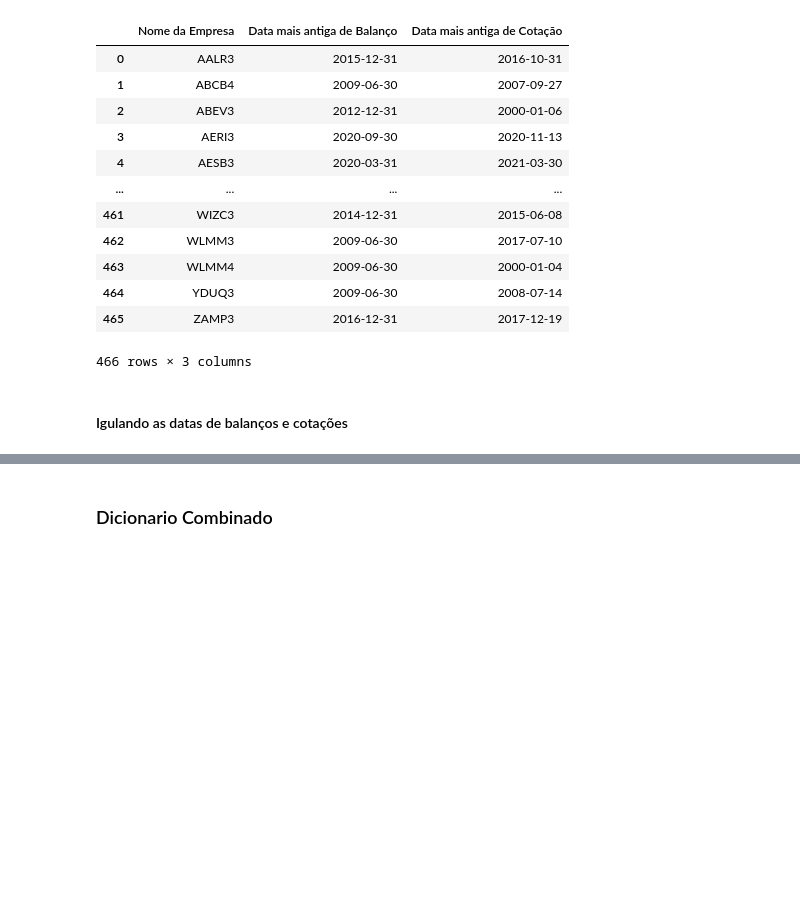
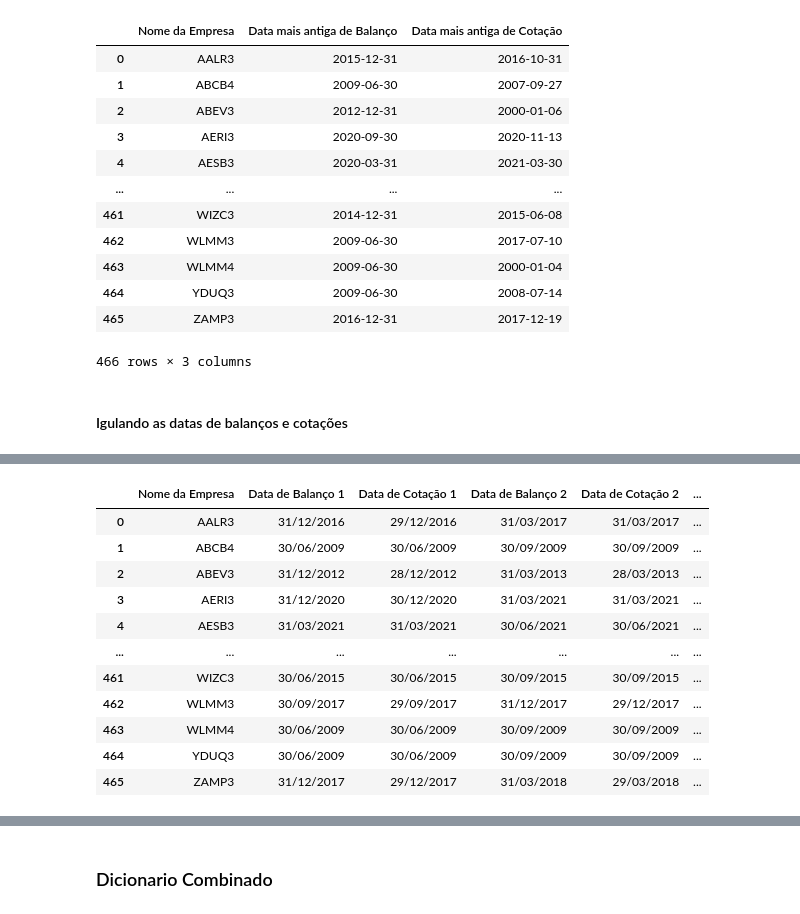
Before and after one commit to Cabral-JV/TCC, a Jupyter notebook: Data_frame/Data.ipynb, the cells around one changed output, grey strips where cells are left out. Saved outputs shown, nothing was run; the diff lists cells and outputs as text; code cells hidden in the pictures; blank space fills up the shorter version.

```diff
--- a/Data_frame/Data.ipynb
+++ b/Data_frame/Data.ipynb
@@ -1003,0 +897,81 @@ KeyboardInterrupt:
+# %%
+def create_date_matching_dataframe(result_df):
+    def get_next_quarter_end(date):
+        year = date.year
+        month = date.month
+        if month <= 3:
+            return datetime(year, 3, 31)
+        elif month <= 6:
+            return datetime(year, 6, 30)
+        elif month <= 9:
+            return datetime(year, 9, 30)
+        else:
+            return datetime(year, 12, 31)
+
+    def find_closest_previous_date(target_date, available_dates):
+        available_dates = pd.to_datetime(available_dates)
+        closest_date = available_dates[available_dates <= target_date].max()
+        return closest_date
+
+    final_data = []
+
+    for _, row in result_df.iterrows():
+        empresa = row['Nome da Empresa']
+        balanco_file = f"{BALANCOS_DEFINITIVO_FOLDER}/{empresa}.xlsx"
+        cotacao_file = f"{COTACOES_FOLDER}/{empresa}.xlsx"
+
+        balanco_df = pd.read_excel(balanco_file, header=None)
+        cotacao_df = pd.read_excel(cotacao_file, header=None)
+
+        balanco_dates = pd.to_datetime(balanco_df.iloc[0, 1:].dropna(), format='%d/%m/%Y', errors='coerce')
+        cotacao_dates = pd.to_datetime(cotacao_df.iloc[0, 1:].dropna(), format='%d/%m/%Y', errors='coerce')
+
+        start_date = max(balanco_dates.min(), cotacao_dates.min())
+        end_date = min(balanco_dates.max(), cotacao_dates.max())
+
+        current_date = start_date
+        company_data = [empresa]
+
+        while current_date <= end_date:
+            if current_date in balanco_dates.values:
+                balanco_date = current_date
+            else:
+                balanco_date = get_next_quarter_end(current_date)
+
+            cotacao_date = find_closest_previous_date(balanco_date, cotacao_dates)
+
+            if pd.notnull(balanco_date) and pd.notnull(cotacao_date):
+                company_data.extend([balanco_date.strftime('%d/%m/%Y'), cotacao_date.strftime('%d/%m/%Y')])
+
+            current_date = get_next_quarter_end(balanco_date) + timedelta(days=1)
+
+        final_data.append(company_data)
+
+    max_len = max(len(row) for row in final_data)
+    for row in final_data:
+        row.extend([''] * (max_len - len(row)))
+
+    columns = ['Nome da Empresa']
+    for i in range(1, max_len, 2):
+        columns.extend([f'Data de Balanço {i//2 + 1}', f'Data de Cotação {i//2 + 1}'])
+
+    df = pd.DataFrame(final_data, columns=columns)
+    return df
+
+# Uso da função
+date_matching_df = create_date_matching_dataframe(result_df)
+date_matching_df.to_excel("datas_correspondentes.xlsx", index=False)
+display(date_matching_df)
+# %% [output]
+|  | Nome da Empresa | Data de Balanço 1 | Data de Cotação 1 | Data de Balanço 2 | Data de Cotação 2 | ... |
+| 0 | AALR3 | 31/12/2016 | 29/12/2016 | 31/03/2017 | 31/03/2017 | ... |
+| 1 | ABCB4 | 30/06/2009 | 30/06/2009 | 30/09/2009 | 30/09/2009 | ... |
+| 2 | ABEV3 | 31/12/2012 | 28/12/2012 | 31/03/2013 | 28/03/2013 | ... |
+| 3 | AERI3 | 31/12/2020 | 30/12/2020 | 31/03/2021 | 31/03/2021 | ... |
+| 4 | AESB3 | 31/03/2021 | 31/03/2021 | 30/06/2021 | 30/06/2021 | ... |
+| ... | ... | ... | ... | ... | ... | ... |
+| 461 | WIZC3 | 30/06/2015 | 30/06/2015 | 30/09/2015 | 30/09/2015 | ... |
+| 462 | WLMM3 | 30/09/2017 | 29/09/2017 | 31/12/2017 | 29/12/2017 | ... |
+| 463 | WLMM4 | 30/06/2009 | 30/06/2009 | 30/09/2009 | 30/09/2009 | ... |
+| 464 | YDUQ3 | 30/06/2009 | 30/06/2009 | 30/09/2009 | 30/09/2009 | ... |
+| 465 | ZAMP3 | 31/12/2017 | 29/12/2017 | 31/03/2018 | 29/03/2018 | ... |
```
Also changed, not shown: parts of 16 cells of this notebook, 4 other files.
